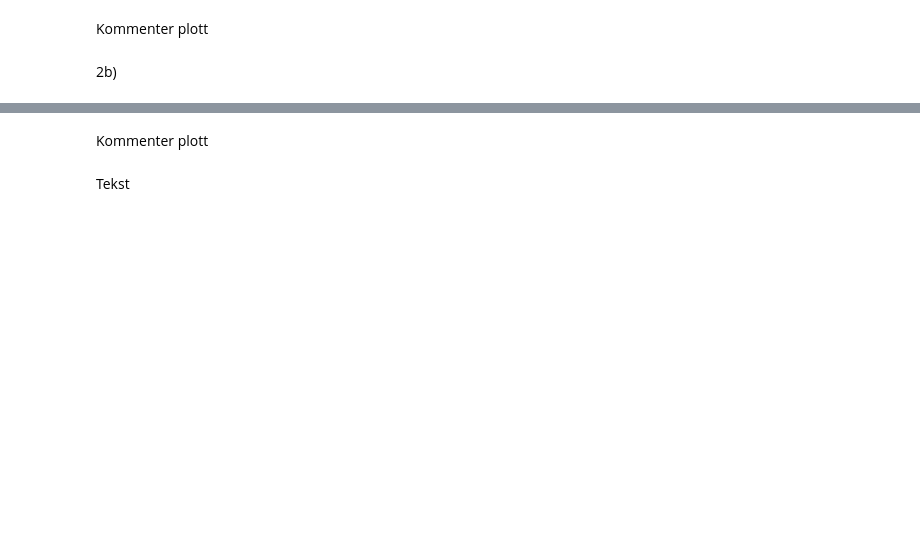
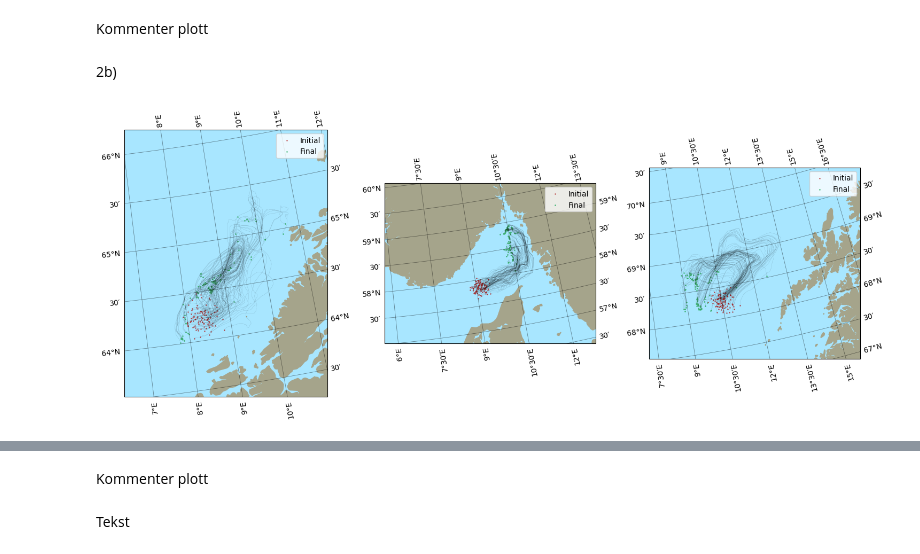
Before and after one commit to petmil123/vitberkrigerene, a Jupyter notebook: tekfysprosjekt/innlevering.ipynb, the cells around one changed output, grey strips where cells are left out. Cells and saved outputs as stored; diff of their text form; code cells hidden in the pictures; blank space fills up the shorter version.

Commit message:
Fixed projection error in multiplot

```diff
--- a/tekfysprosjekt/innlevering.ipynb
+++ b/tekfysprosjekt/innlevering.ipynb
@@ -289,34 +300,36 @@ mean_y = np.array([490000, 110000, 620000])
 #E = np.array([E, E1, E2])
 
 def plottingFunction(args, Np, h, time, standard_dev, mean_x, mean_y, ODE=Heun):
     S = np.zeros((3, 2, Np))
     E = np.zeros((3, 2, Np, time//h))
 
     for i in range(3):
         S[i, 0, :] = np.random.normal(loc=mean_x[i], scale=standard_dev, size=Np)
         S[i, 1, :] = np.random.normal(loc=mean_y[i], scale=standard_dev, size=Np)
         E[i] = ODE(h, time, S[i,:,:], f)
 
     num_plots = 3
-    fig, axs = plt.subplots(1, num_plots, figsize=(15, 6), subplot_kw={'projection': npstere})
+    fig, axs = plt.subplots(1, num_plots, figsize=(15, 6), subplot_kw={'projection': ccrs.NorthPolarStereo()})
 
     for ax, args, S_j, E_j in zip(axs, args, S, E):
         s, e, b, t = args
         ax.set_facecolor('#a8e6ff')
         ax.add_feature(cfeature.NaturalEarthFeature('physical', 'land', '10m', color='#a5a48b'))
         ax.scatter(S_j[0, :], S_j[1,:], s=0.7, transform=npstere, label='Initial', color='firebrick', alpha=0.7)
 
         for i in range(Np):
             ax.plot(E_j[0, i,:], E_j[1, i, :], transform=npstere, lw=0.1, alpha=0.5, color='black')
         ax.scatter(E_j[0, :, -1], E_j[1, :, -1], s=0.7, transform=npstere, label='Final', color='mediumseagreen')
         ax.set_extent((s, e, b, t))
 
         gl = ax.gridlines(draw_labels=True, dms=True, x_inline=False, y_inline=False, alpha=.5, color='k', lw=.5)
         ax.legend()
 
     plt.tight_layout()
 
 plottingFunction(args, 100, 3600, 3600*24*5, 10000, mean_x, mean_y)
+# %% [output]
+[figure, added]
 # %%
 #Plot på kartet
 fig = plt.figure(figsize=(9,6))
```
Also changed, not shown: parts of 8 cells of this notebook.
